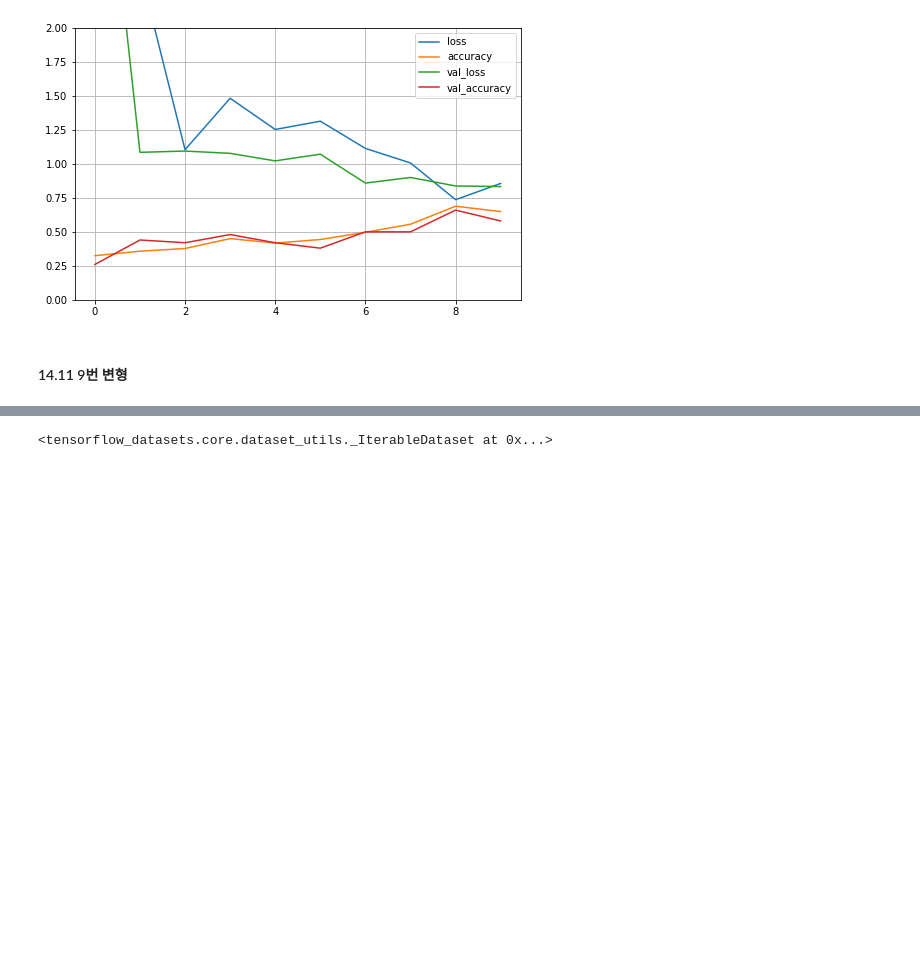
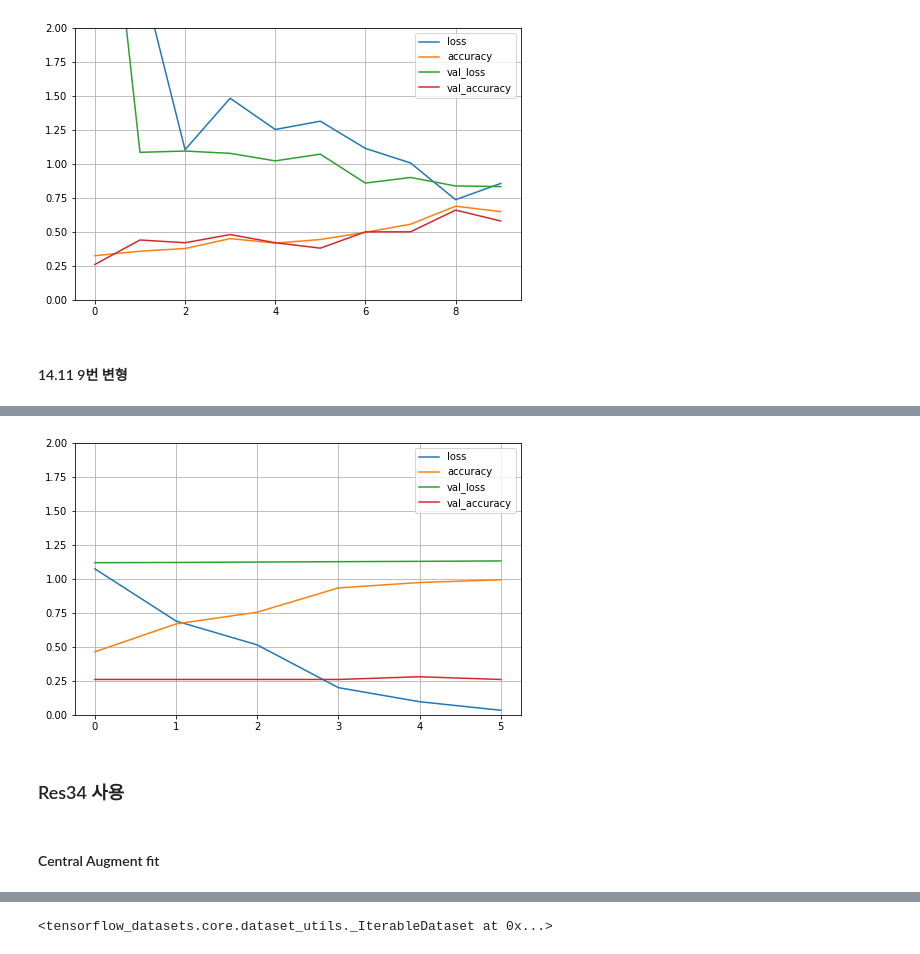
Before and after one commit to lungnahahd/ML_Prac, a Jupyter notebook: Rock_Paper_Scissors.ipynb, the cells around one changed output, grey strips where cells are left out. Saved outputs shown, nothing was run; the diff lists cells and outputs as text; code cells hidden in the pictures; blank space fills up the shorter version.

```diff
--- a/Rock_Paper_Scissors.ipynb
+++ b/Rock_Paper_Scissors.ipynb
@@ -219,0 +422,13 @@ plt.show()
+# %%
+base_model = keras.applications.xception.Xception(weights=None,include_top=False) # 여기를 NONE으로 해야되는지는 고민해보기
+avg = keras.layers.GlobalAveragePooling2D()(base_model.output)
+output = keras.layers.Dense(3, activation="softmax")(avg)
+model = keras.models.Model(inputs=base_model.input, outputs=output)
+# %%
+for layer in base_model.layers:
+    layer.trainable = False
+
+
+optimizer = keras.optimizers.SGD(learning_rate=0.2, momentum=0.9, decay=0.01)
+model.compile(loss="sparse_categorical_crossentropy", optimizer=optimizer, metrics=["accuracy"])
+history = model.fit(x_train_set,y_train_set, validation_data=(x_valid_set, y_valid_set),epochs=5)
@@ -219,0 +446,8 @@ plt.show()
+# %%
+for layer in base_model.layers:
+    layer.trainable = True
+
+optimizer = keras.optimizers.SGD(learning_rate=0.01, momentum=0.9,nesterov=True, decay=0.001)
+model.compile(loss="sparse_categorical_crossentropy", optimizer=optimizer,metrics=["accuracy"])
+early_stopping = keras.callbacks.EarlyStopping(patience=5, restore_best_weights=True)
+history = model.fit(x_train_set, y_train_set, validation_data=(x_valid_set, y_valid_set), epochs=10, callbacks=early_stopping)
@@ -219,0 +474,10 @@ plt.show()
+# %%
+pd.DataFrame(history.history).plot(figsize=(8,5))
+plt.grid(True)
+plt.gca().set_ylim(0,2)
+#save_fig("keras_learning_curves_plot")
+plt.show()
+# %% [output]
+[figure, added]
+# %% [markdown]
+### Res34 사용
@@ -219,0 +542,2 @@ plt.show()
+# %% [markdown]
+#### Central Augment fit
```
Also changed, not shown: parts of 44 cells of this notebook.
